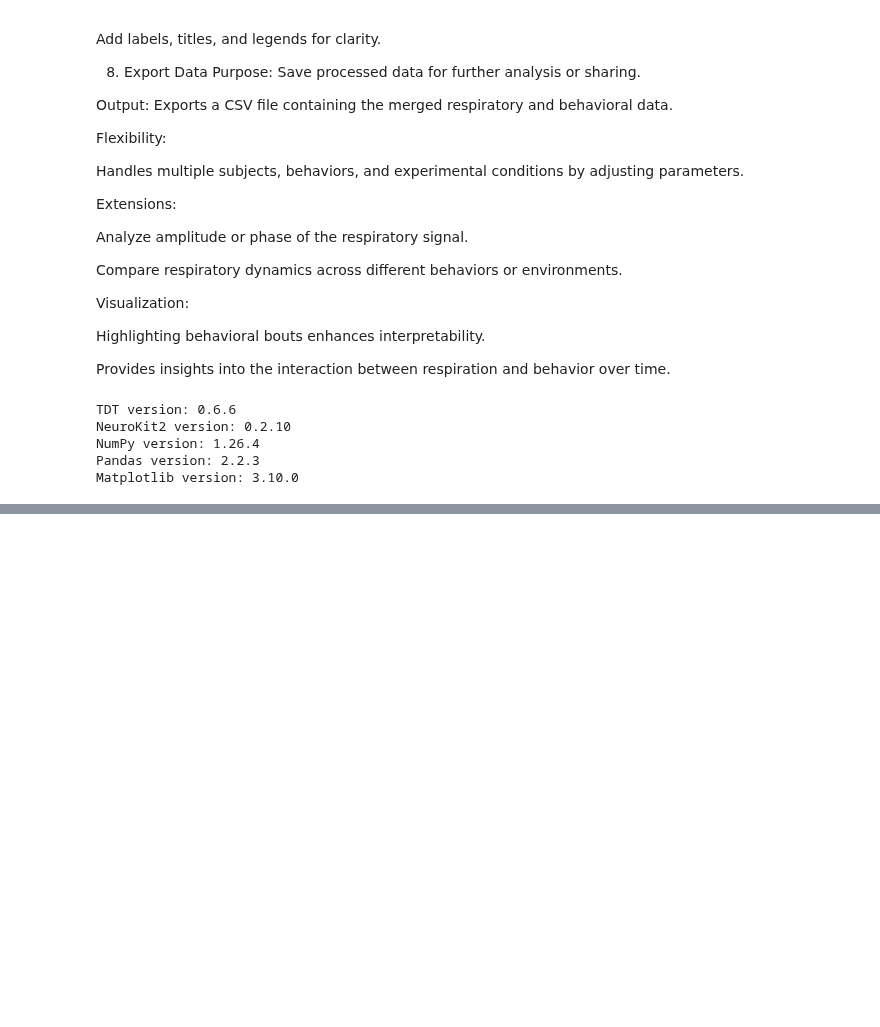
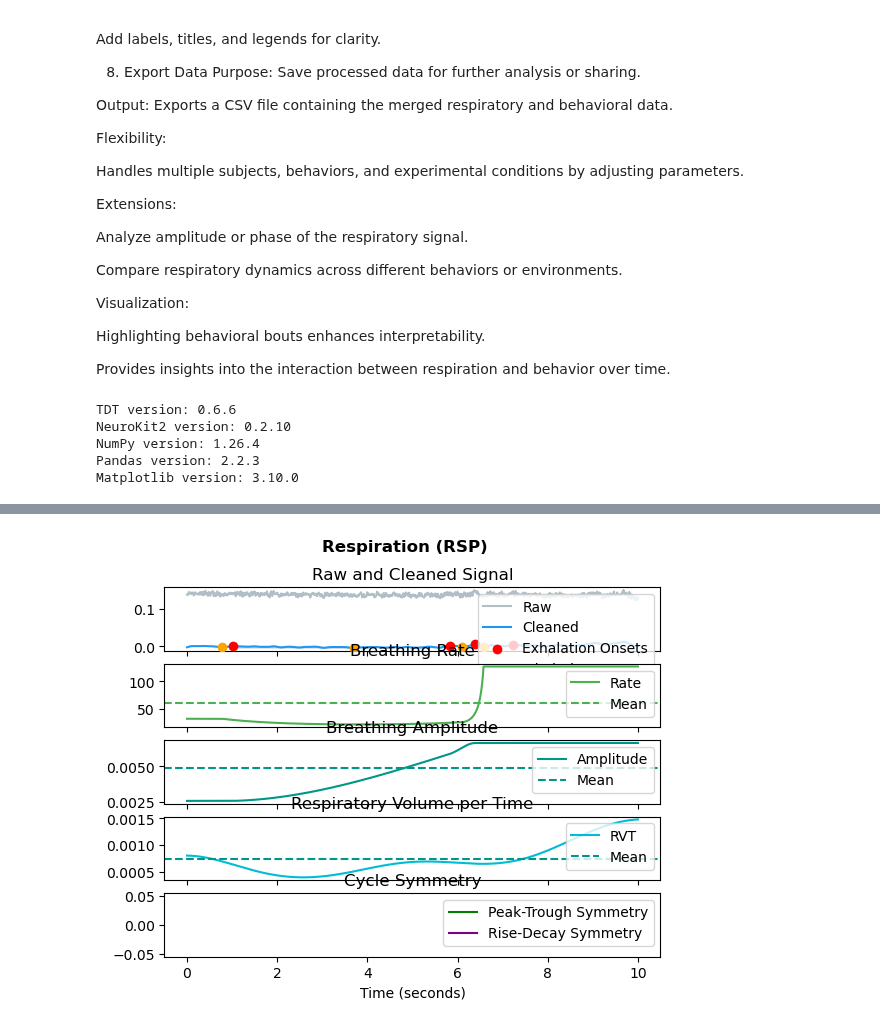
Before and after one commit to padillacoreanolab/respiratory_pilot, a Jupyter notebook: code_renameme.ipynb, the cells around one changed output, grey strips where cells are left out. Cells and saved outputs as stored; diff of their text form; code cells hidden in the pictures; blank space fills up the shorter version.

```diff
--- a/code_renameme.ipynb
+++ b/code_renameme.ipynb
@@ -150,0 +204,17 @@ AttributeError: module 'tdt' has no attribute 'read_block'
+# %%
+import neurokit2 as nk
+
+# Assume `rsp` contains your full respiratory signal
+srate = 100  # Sampling rate (samples/second)
+duration = 10  # Time in seconds for the subset
+
+# Extract the first 10 seconds of the signal
+rsp_subset = rsp[:srate * duration]
+
+# Process the subset using NeuroKit2
+rsp_signals_subset, info_subset = nk.rsp_process(rsp_subset, sampling_rate=srate)
+
+# Plot the processed subset
+nk.rsp_plot(rsp_signals_subset, info_subset)
+# %% [output]
+[figure, added]
```
Also changed, not shown: parts of 18 cells of this notebook.
